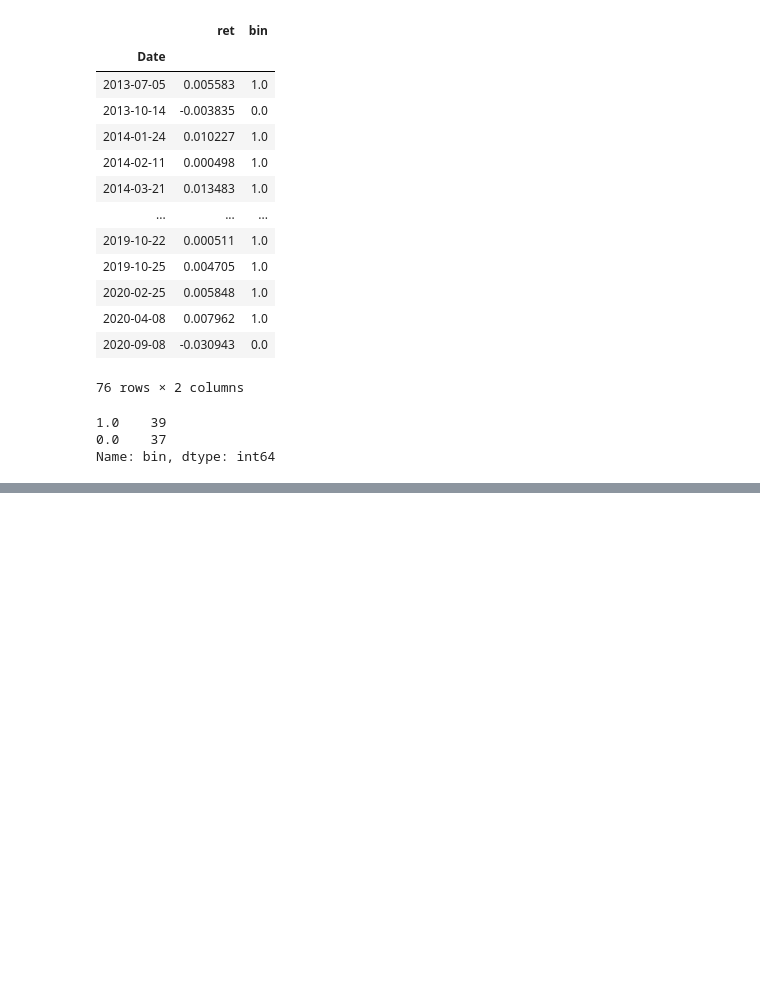
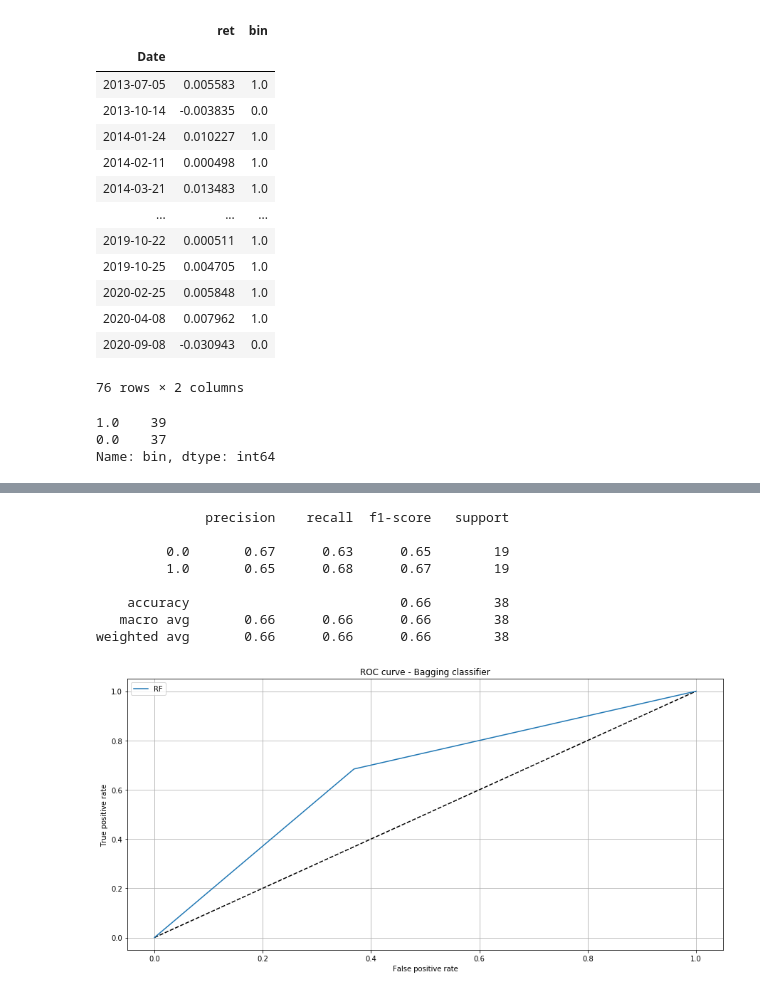
Before and after one commit to agalbachicar/financial_analytics, a Jupyter notebook: notebooks/meta_labelling.ipynb, the cells around one changed output, grey strips where cells are left out. Drawn from its saved outputs; the diff is of its cells as text; code cells hidden in the pictures; blank space fills up the shorter version.

```diff
--- a/notebooks/meta_labelling.ipynb
+++ b/notebooks/meta_labelling.ipynb
@@ -638,0 +715,28 @@ Name: bin, dtype: int64
+# %%
+# Predecimos con el test set y contrastamos.
+y_pred_bc_prob = rf.predict_proba(X_test)[:, 1]
+y_pred_bc = rf.predict(X_test)
+# %%
+# Realizamos un reporte de la clasificacion y realizamos una ROC.
+fpr_bc, tpr_bc, _ = roc_curve(y_test, y_pred_bc_prob)
+print(classification_report(y_test, y_pred_bc))
+
+fig, ax = plt.subplots(nrows=1, ncols=1, figsize=(15,7))
+plt.plot([0, 1], [0, 1], 'k--')
+plt.plot(fpr_bc, tpr_bc, label='RF')
+plt.xlabel('False positive rate')
+plt.ylabel('True positive rate')
+plt.title('ROC curve - Bagging classifier')
+plt.legend(loc='best')
+plt.grid()
+plt.show()
+# %% [output]
+              precision    recall  f1-score   support
+
+         0.0       0.67      0.63      0.65        19
+         1.0       0.65      0.68      0.67        19
+
+    accuracy                           0.66        38
+   macro avg       0.66      0.66      0.66        38
+weighted avg       0.66      0.66      0.66        38
+[figure, added]
```
Also changed, not shown: parts of 7 cells of this notebook, 3 other files.
